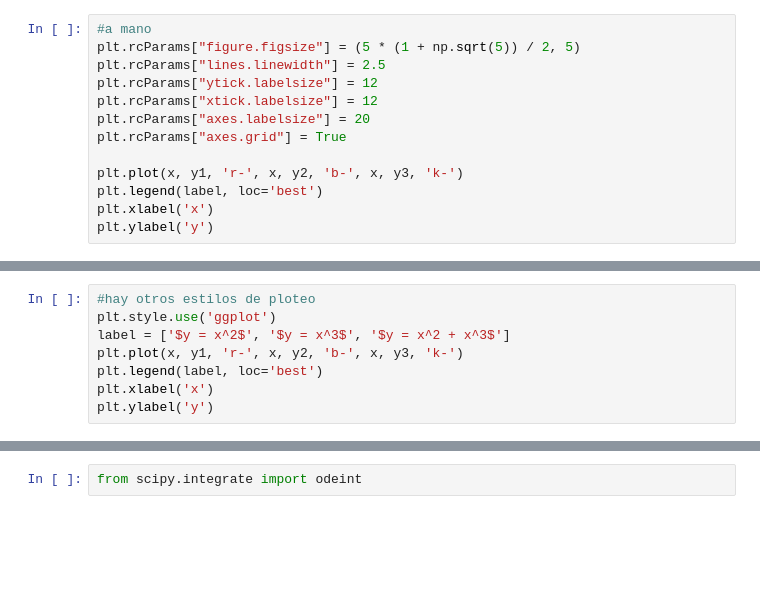
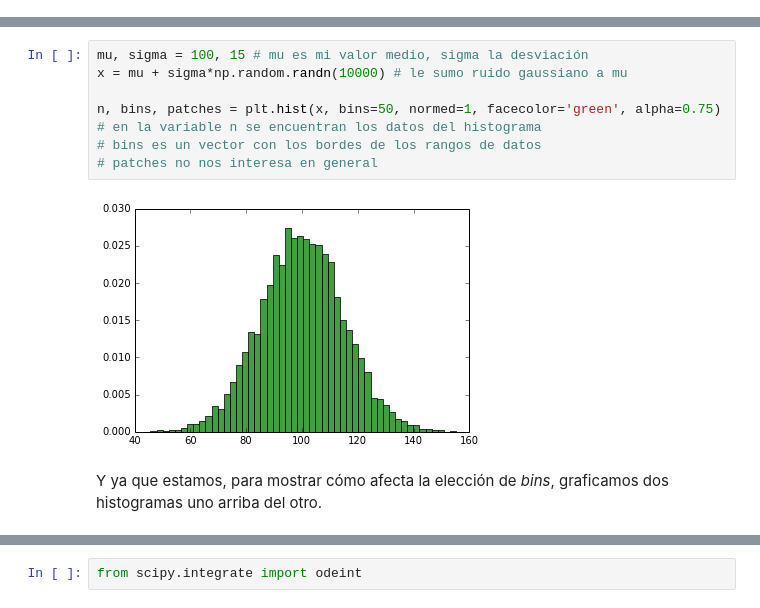
Before and after one commit to fifabsas/talleresfifabsas, a Jupyter notebook: python/numerico/numerico.ipynb, the cells around one changed output, grey strips where cells are left out. Cells and saved outputs as stored; diff of their text form; blank space fills up the shorter version.

```diff
--- a/python/numerico/numerico.ipynb
+++ b/python/numerico/numerico.ipynb
@@ -562,13 +0,0 @@ Ya aprendimos a graficar. Si ahora queremos modificar un poco la apariencia del
-# %%
-#a mano
-plt.rcParams["figure.figsize"] = (5 * (1 + np.sqrt(5)) / 2, 5)
-plt.rcParams["lines.linewidth"] = 2.5
-plt.rcParams["ytick.labelsize"] = 12
-plt.rcParams["xtick.labelsize"] = 12
-plt.rcParams["axes.labelsize"] = 20
-plt.rcParams["axes.grid"] = True
-
-plt.plot(x, y1, 'r-', x, y2, 'b-', x, y3, 'k-')
-plt.legend(label, loc='best')
-plt.xlabel('x')
-plt.ylabel('y')
@@ -580,8 +0,0 @@ Y algunos de los predefinidos:
-# %%
-#hay otros estilos de ploteo
-plt.style.use('ggplot')
-label = ['$y = x^2$', '$y = x^3$', '$y = x^2 + x^3$']
-plt.plot(x, y1, 'r-', x, y2, 'b-', x, y3, 'k-')
-plt.legend(label, loc='best')
-plt.xlabel('x')
-plt.ylabel('y')
@@ -886,0 +384,12 @@ $$
+# %%
+mu, sigma = 100, 15 # mu es mi valor medio, sigma la desviación
+x = mu + sigma*np.random.randn(10000) # le sumo ruido gaussiano a mu
+
+n, bins, patches = plt.hist(x, bins=50, normed=1, facecolor='green', alpha=0.75)
+# en la variable n se encuentran los datos del histograma
+# bins es un vector con los bordes de los rangos de datos
+# patches no nos interesa en general
+# %% [output]
+[figure, added]
+# %% [markdown]
+Y ya que estamos, para mostrar cómo afecta la elección de _bins_, graficamos dos histogramas uno arriba del otro.
```
Also changed, not shown: parts of 156 cells of this notebook.
